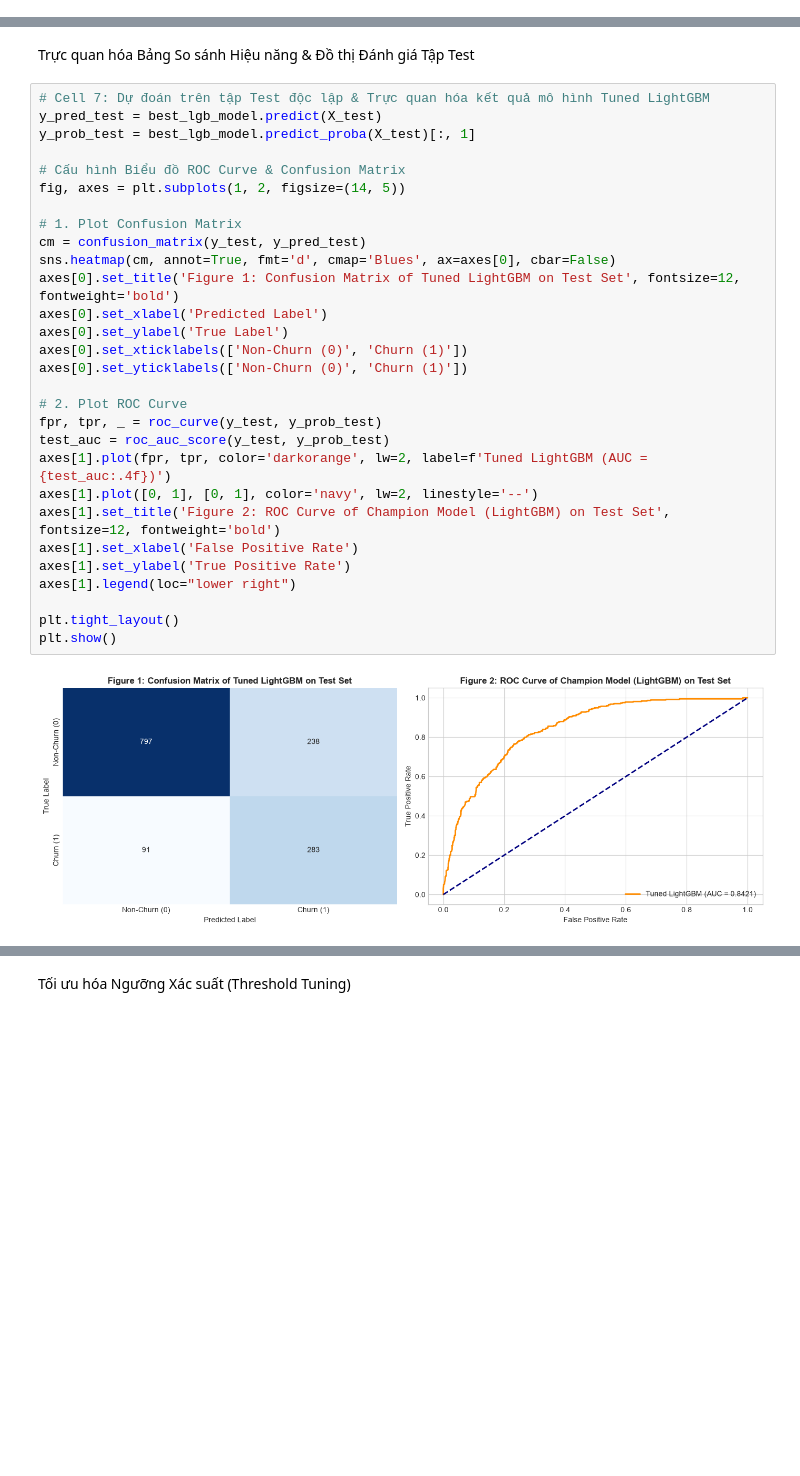
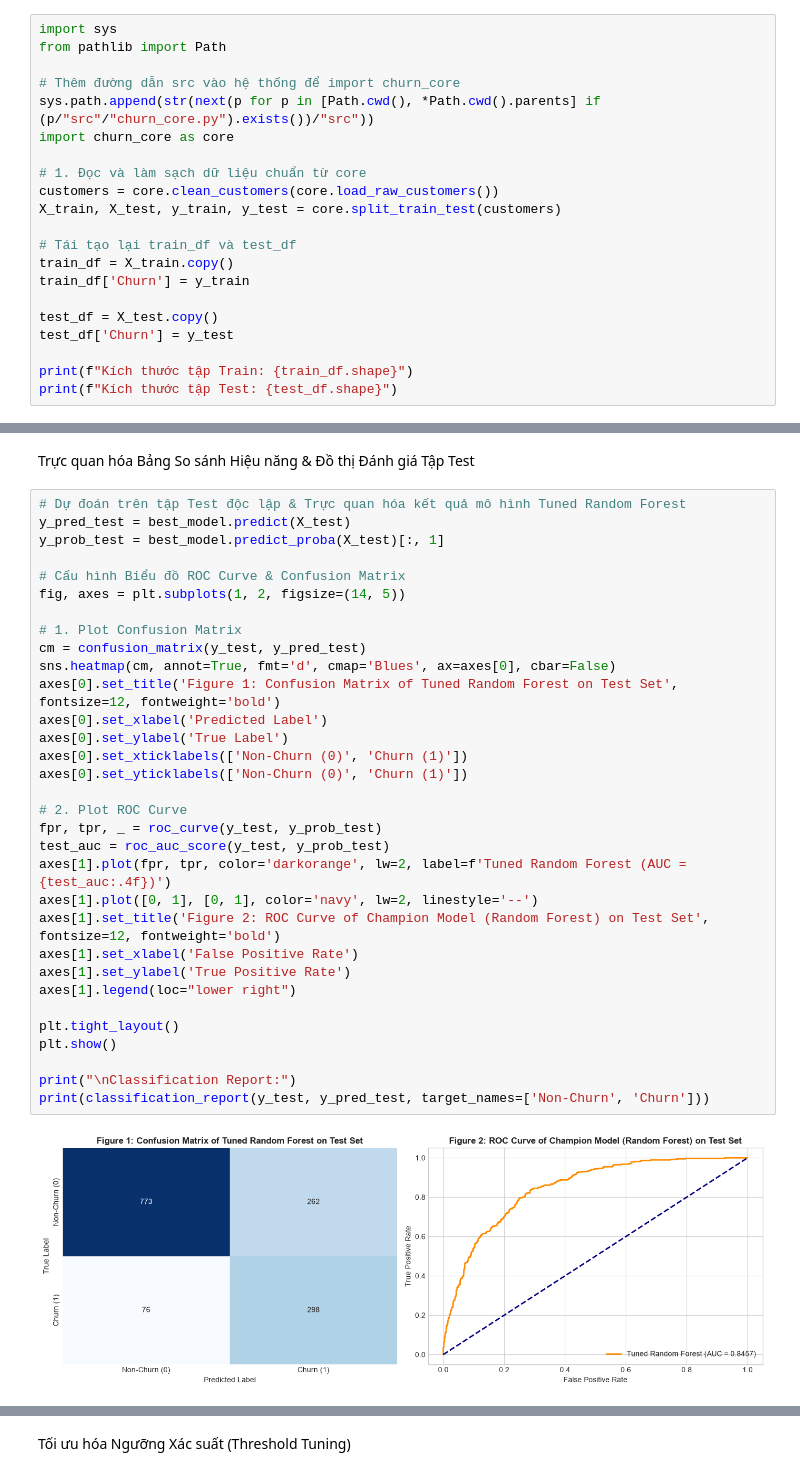
Before and after one commit to nhnminh1409/DS66B_group_11, a Jupyter notebook: notebooks/02_advanced_modeling.ipynb, the cells around one changed output, grey strips where cells are left out. Cells and saved outputs as stored; diff of their text form; blank space fills up the shorter version.

```diff
--- a/notebooks/02_advanced_modeling.ipynb
+++ b/notebooks/02_advanced_modeling.ipynb
@@ -113,0 +93,21 @@ Kích thước tập Test (Test shape)  : (1409, 21)
+# %%
+import sys
+from pathlib import Path
+
+# Thêm đường dẫn src vào hệ thống để import churn_core
+sys.path.append(str(next(p for p in [Path.cwd(), *Path.cwd().parents] if (p/"src"/"churn_core.py").exists())/"src"))
+import churn_core as core
+
+# 1. Đọc và làm sạch dữ liệu chuẩn từ core
+customers = core.clean_customers(core.load_raw_customers())
+X_train, X_test, y_train, y_test = core.split_train_test(customers)
+
+# Tái tạo lại train_df và test_df
+train_df = X_train.copy()
+train_df['Churn'] = y_train
+
+test_df = X_test.copy()
+test_df['Churn'] = y_test
+
+print(f"Kích thước tập Train: {train_df.shape}")
+print(f"Kích thước tập Test: {test_df.shape}")
@@ -322,33 +321,36 @@ Bộ siêu tham số LightGBM tối ưu nhất (Best Parameters):
 # %% [markdown]
 Trực quan hóa Bảng So sánh Hiệu năng & Đồ thị Đánh giá Tập Test
 # %%
-# Cell 7: Dự đoán trên tập Test độc lập & Trực quan hóa kết quả mô hình Tuned LightGBM
-y_pred_test = best_lgb_model.predict(X_test)
-y_prob_test = best_lgb_model.predict_proba(X_test)[:, 1]
+# Dự đoán trên tập Test độc lập & Trực quan hóa kết quả mô hình Tuned Random Forest
+y_pred_test = best_model.predict(X_test)
+y_prob_test = best_model.predict_proba(X_test)[:, 1]
 
 # Cấu hình Biểu đồ ROC Curve & Confusion Matrix
 fig, axes = plt.subplots(1, 2, figsize=(14, 5))
 
 # 1. Plot Confusion Matrix
 cm = confusion_matrix(y_test, y_pred_test)
 sns.heatmap(cm, annot=True, fmt='d', cmap='Blues', ax=axes[0], cbar=False)
-axes[0].set_title('Figure 1: Confusion Matrix of Tuned LightGBM on Test Set', fontsize=12, fontweight='bold')
+axes[0].set_title('Figure 1: Confusion Matrix of Tuned Random Forest on Test Set', fontsize=12, fontweight='bold')
 axes[0].set_xlabel('Predicted Label')
 axes[0].set_ylabel('True Label')
 axes[0].set_xticklabels(['Non-Churn (0)', 'Churn (1)'])
 axes[0].set_yticklabels(['Non-Churn (0)', 'Churn (1)'])
 
 # 2. Plot ROC Curve
 fpr, tpr, _ = roc_curve(y_test, y_prob_test)
 test_auc = roc_auc_score(y_test, y_prob_test)
-axes[1].plot(fpr, tpr, color='darkorange', lw=2, label=f'Tuned LightGBM (AUC = {test_auc:.4f})')
+axes[1].plot(fpr, tpr, color='darkorange', lw=2, label=f'Tuned Random Forest (AUC = {test_auc:.4f})')
 axes[1].plot([0, 1], [0, 1], color='navy', lw=2, linestyle='--')
-axes[1].set_title('Figure 2: ROC Curve of Champion Model (LightGBM) on Test Set', fontsize=12, fontweight='bold')
+axes[1].set_title('Figure 2: ROC Curve of Champion Model (Random Forest) on Test Set', fontsize=12, fontweight='bold')
 axes[1].set_xlabel('False Positive Rate')
 axes[1].set_ylabel('True Positive Rate')
 axes[1].legend(loc="lower right")
 
 plt.tight_layout()
 plt.show()
+
+print("\nClassification Report:")
+print(classification_report(y_test, y_pred_test, target_names=['Non-Churn', 'Churn']))
 # %% [output]
-[figure, old version]
+[figure, new version]
```
Also changed, not shown: parts of 10 cells of this notebook, 1 other file.
